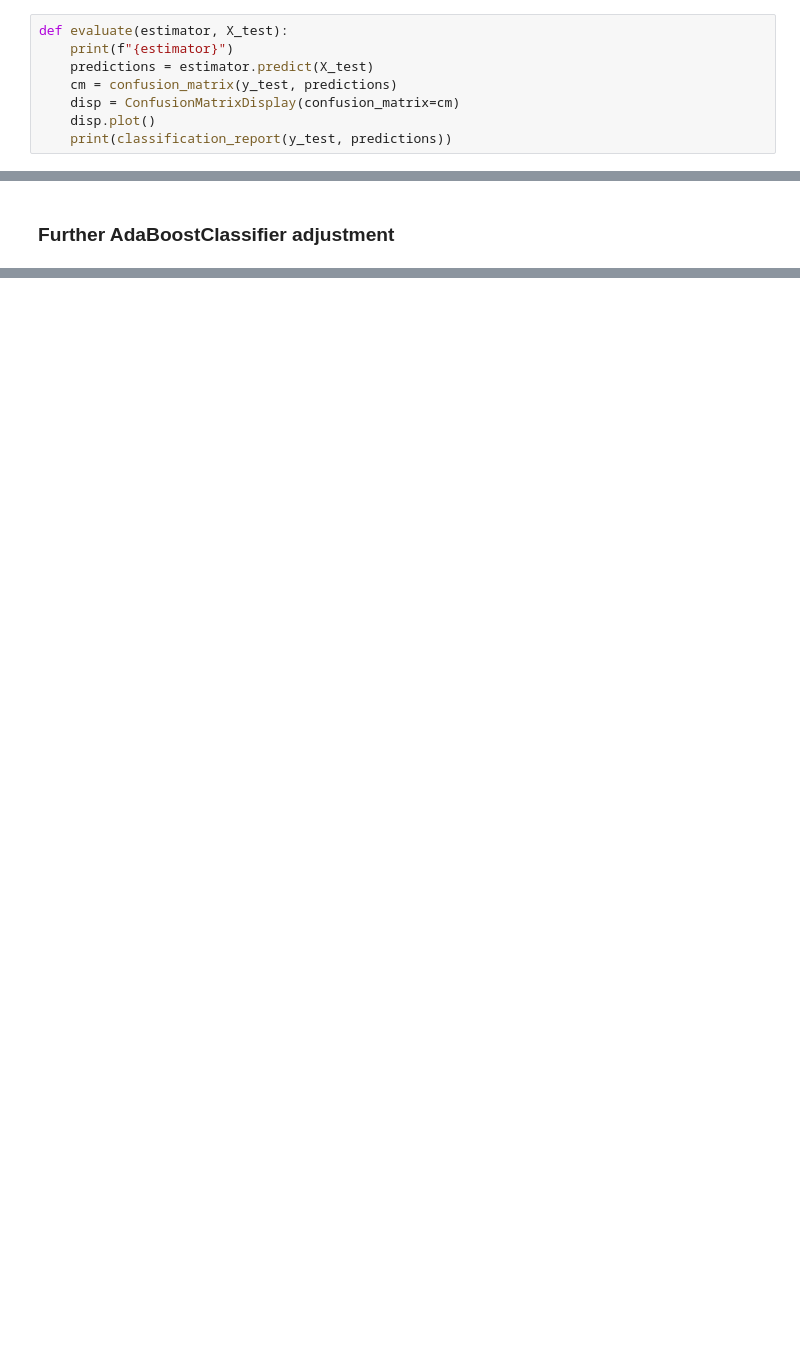
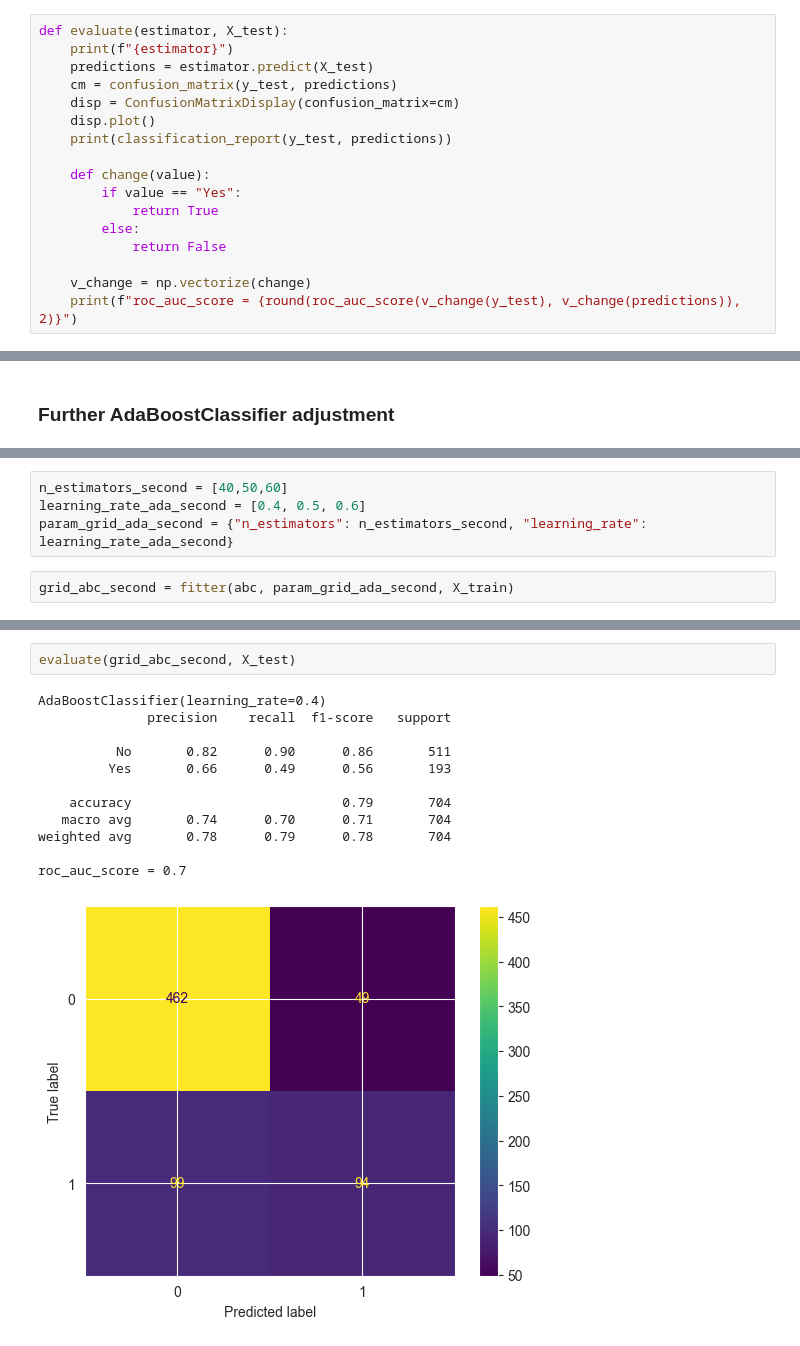
Before and after one commit to natix-x/Telco-Customer-Churn-Prediction, a Jupyter notebook: data_modelling.ipynb, the cells around one changed output, grey strips where cells are left out. Drawn from its saved outputs; the diff is of its cells as text; blank space fills up the shorter version.

```diff
--- a/data_modelling.ipynb
+++ b/data_modelling.ipynb
@@ -77,6 +80,15 @@ def evaluate(estimator, X_test):
     disp = ConfusionMatrixDisplay(confusion_matrix=cm)
     disp.plot()
     print(classification_report(y_test, predictions))
+
+    def change(value):
+        if value == "Yes":
+            return True
+        else:
+            return False
+
+    v_change = np.vectorize(change)
+    print(f"roc_auc_score = {round(roc_auc_score(v_change(y_test), v_change(predictions)), 2)}")
 # %%
 evaluate(grid_rfc, X_test)
 # %% [output]
@@ -120,0 +143,6 @@ weighted avg       0.78      0.80      0.78       704
+# %%
+n_estimators_second = [40,50,60]
+learning_rate_ada_second = [0.4, 0.5, 0.6]
+param_grid_ada_second = {"n_estimators": n_estimators_second, "learning_rate": learning_rate_ada_second}
+# %%
+grid_abc_second = fitter(abc, param_grid_ada_second, X_train)
@@ -120,0 +153,15 @@ weighted avg       0.78      0.80      0.78       704
+# %%
+evaluate(grid_abc_second, X_test)
+# %% [output]
+AdaBoostClassifier(learning_rate=0.4)
+              precision    recall  f1-score   support
+
+          No       0.82      0.90      0.86       511
+         Yes       0.66      0.49      0.56       193
+
+    accuracy                           0.79       704
+   macro avg       0.74      0.70      0.71       704
+weighted avg       0.78      0.79      0.78       704
+
+roc_auc_score = 0.7
+[figure, added]
```
Also changed, not shown: parts of 14 cells of this notebook.
